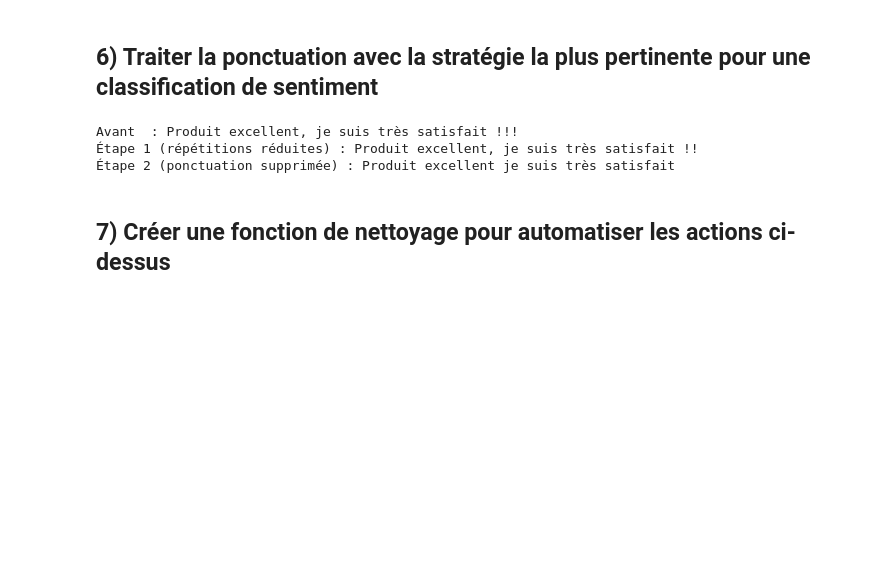
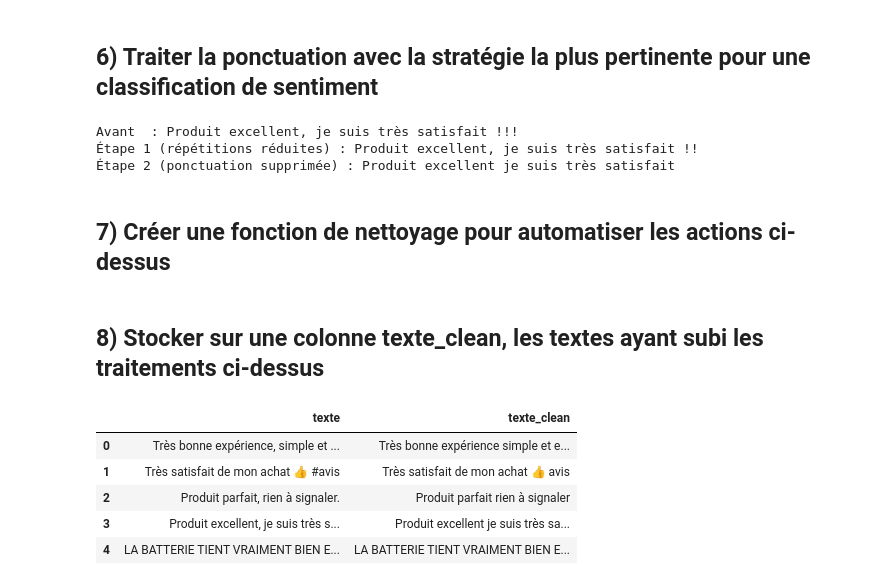
Before and after one commit to Damstat/atelier_prepa_donnees_textuelles, a Jupyter notebook: notebooks/atelier_prepa_donnees_textuelles.ipynb, the cells around one changed output. Drawn from its saved outputs; the diff is of its cells as text; code cells hidden in the pictures; blank space fills up the shorter version.

Commit message:
P2.8: Creation de la colonne texte_clean

```diff
--- a/notebooks/atelier_prepa_donnees_textuelles.ipynb
+++ b/notebooks/atelier_prepa_donnees_textuelles.ipynb
@@ -433,3 +433,15 @@ def nettoyer_texte(texte):
     texte = supprimer_ponctuation(texte)
     texte = nettoyer_espaces(texte)
     return texte
+# %% [markdown]
+## 8) Stocker sur une colonne texte_clean, les textes ayant subi les traitements ci-dessus
+# %%
+df["texte_clean"] = df["texte"].apply(nettoyer_texte)
+df[["texte", "texte_clean"]].head()
+# %% [output]
+|  | texte | texte_clean |
+| 0 | Très bonne expérience, simple et ... | Très bonne expérience simple et e... |
+| 1 | Très satisfait de mon achat 👍 #avis | Très satisfait de mon achat 👍 avis |
+| 2 | Produit parfait, rien à signaler. | Produit parfait rien à signaler |
+| 3 | Produit excellent, je suis très s... | Produit excellent je suis très sa... |
+| 4 | LA BATTERIE TIENT VRAIMENT BIEN E... | LA BATTERIE TIENT VRAIMENT BIEN E... |
```
